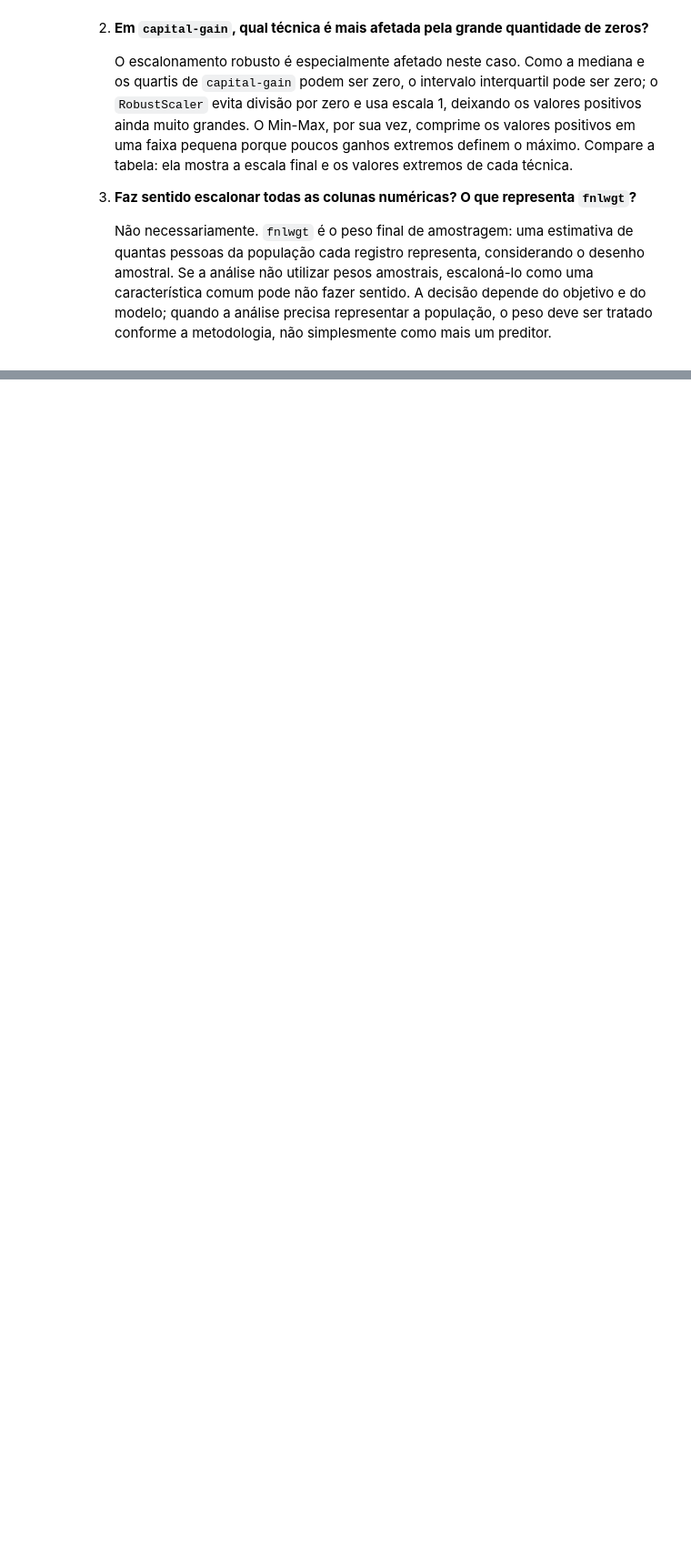
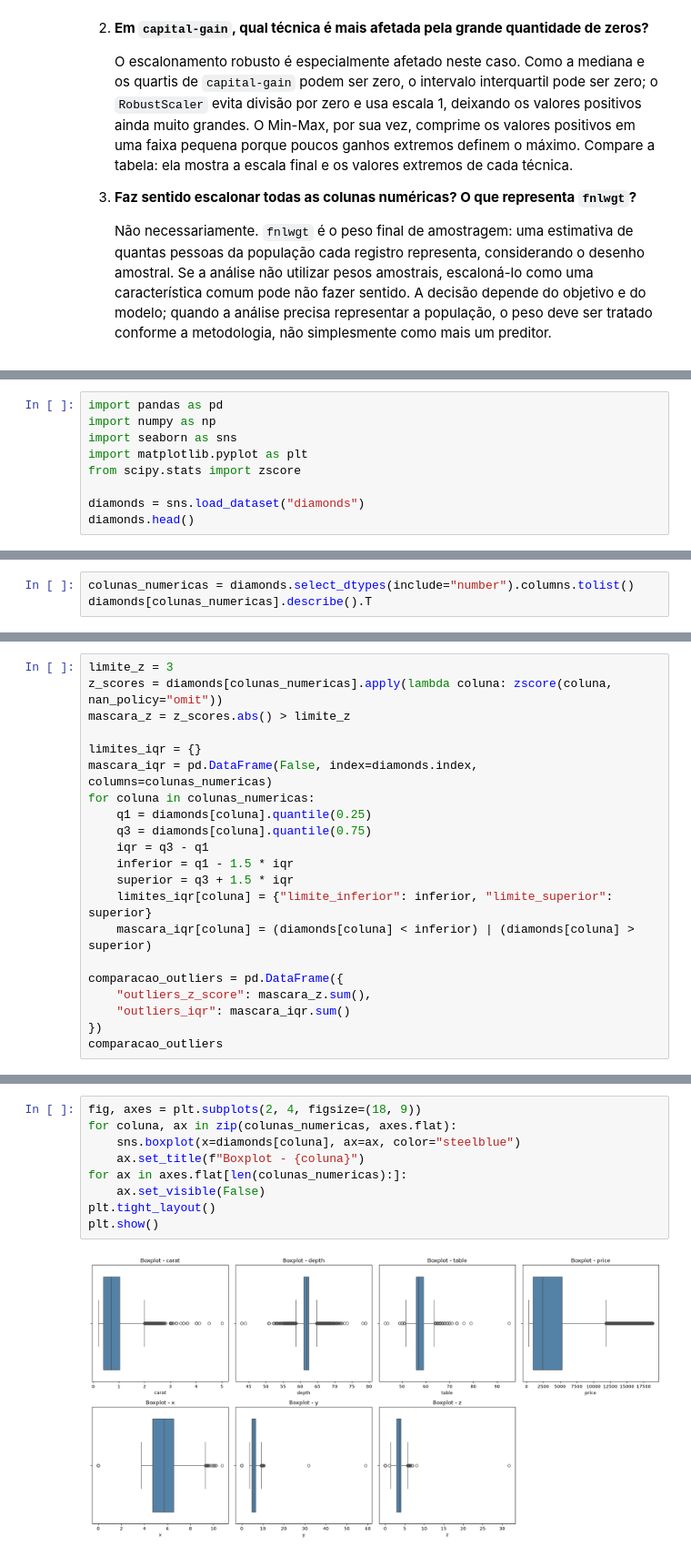
Before and after one commit to Roger-dev-eng/UNIFSA, a Jupyter notebook: Ciência de dados/notebook/Análise Exploratória e Preparação de Dados.ipynb, the cells around one changed output, grey strips where cells are left out. Shown at 91% size. Saved outputs shown, nothing was run; the diff lists cells and outputs as text; blank space fills up the shorter version.

```diff
--- a/Ciência de dados/notebook/Análise Exploratória e Preparação de Dados.ipynb
+++ b/Ciência de dados/notebook/Análise Exploratória e Preparação de Dados.ipynb
@@ -585,0 +594,9 @@ resumo_extremos
+# %%
+import pandas as pd
+import numpy as np
+import seaborn as sns
+import matplotlib.pyplot as plt
+from scipy.stats import zscore
+
+diamonds = sns.load_dataset("diamonds")
+diamonds.head()
@@ -585,0 +629,3 @@ resumo_extremos
+# %%
+colunas_numericas = diamonds.select_dtypes(include="number").columns.tolist()
+diamonds[colunas_numericas].describe().T
@@ -585,0 +674,21 @@ resumo_extremos
+# %%
+limite_z = 3
+z_scores = diamonds[colunas_numericas].apply(lambda coluna: zscore(coluna, nan_policy="omit"))
+mascara_z = z_scores.abs() > limite_z
+
+limites_iqr = {}
+mascara_iqr = pd.DataFrame(False, index=diamonds.index, columns=colunas_numericas)
+for coluna in colunas_numericas:
+    q1 = diamonds[coluna].quantile(0.25)
+    q3 = diamonds[coluna].quantile(0.75)
+    iqr = q3 - q1
+    inferior = q1 - 1.5 * iqr
+    superior = q3 + 1.5 * iqr
+    limites_iqr[coluna] = {"limite_inferior": inferior, "limite_superior": superior}
+    mascara_iqr[coluna] = (diamonds[coluna] < inferior) | (diamonds[coluna] > superior)
+
+comparacao_outliers = pd.DataFrame({
+    "outliers_z_score": mascara_z.sum(),
+    "outliers_iqr": mascara_iqr.sum()
+})
+comparacao_outliers
@@ -585,0 +712,11 @@ resumo_extremos
+# %%
+fig, axes = plt.subplots(2, 4, figsize=(18, 9))
+for coluna, ax in zip(colunas_numericas, axes.flat):
+    sns.boxplot(x=diamonds[coluna], ax=ax, color="steelblue")
+    ax.set_title(f"Boxplot - {coluna}")
+for ax in axes.flat[len(colunas_numericas):]:
+    ax.set_visible(False)
+plt.tight_layout()
+plt.show()
+# %% [output]
+[figure, added]
```
Also changed, not shown: parts of 39 cells of this notebook, 2 other files.
